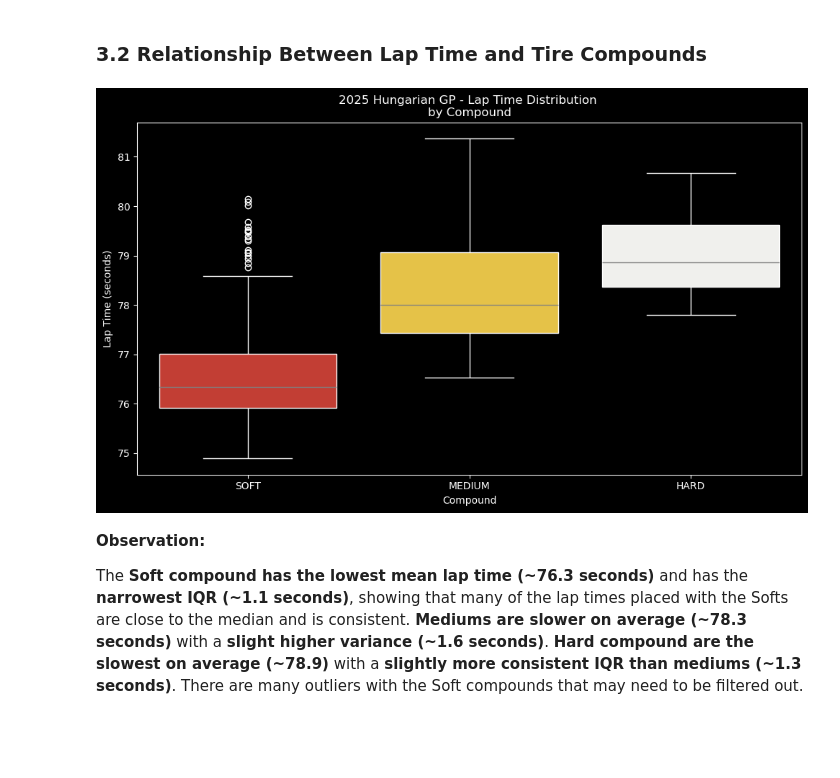
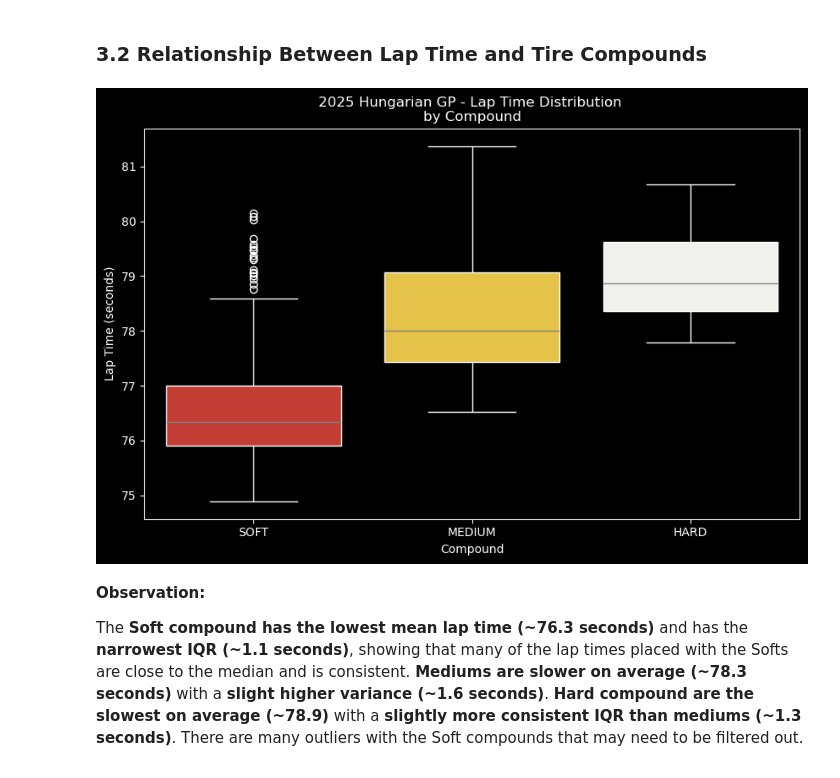
Before and after one commit to hai-henry/f1-midlap-predictor, a Jupyter notebook: notebooks/midlap-predictor.ipynb, the cells around one changed output. Cells and saved outputs as stored; diff of their text form; code cells hidden in the pictures; blank space fills up the shorter version.

```diff
--- a/notebooks/midlap-predictor.ipynb
+++ b/notebooks/midlap-predictor.ipynb
@@ -189,24 +205,23 @@ This confirms the performance hierarchy of tire compounds in lap time but also s
 # %%
 plt.figure(figsize=(10, 6))
 sns.boxplot(
     data=quicklaps,
     x="Compound",
     y="LapTime (s)",
     hue="Compound",
     palette=compound_colors,
     order=["SOFT", "MEDIUM", "HARD"],
     whiskerprops=dict(color="white"),
     boxprops=dict(edgecolor="white"),
     medianprops=dict(color="grey"),
     capprops=dict(color="white"),
     flierprops=dict(markeredgecolor="white"),
 )
 plt.title("2025 Hungarian GP - Lap Time Distribution \nby Compound")
 plt.ylabel("Lap Time (seconds)")
-plt.tight_layout()
 plt.show()
 # %% [output]
-[figure, old version]
+[figure, new version]
 # %% [markdown]
 **Observation:**
 
```
Also changed, not shown: parts of 13 cells of this notebook.
